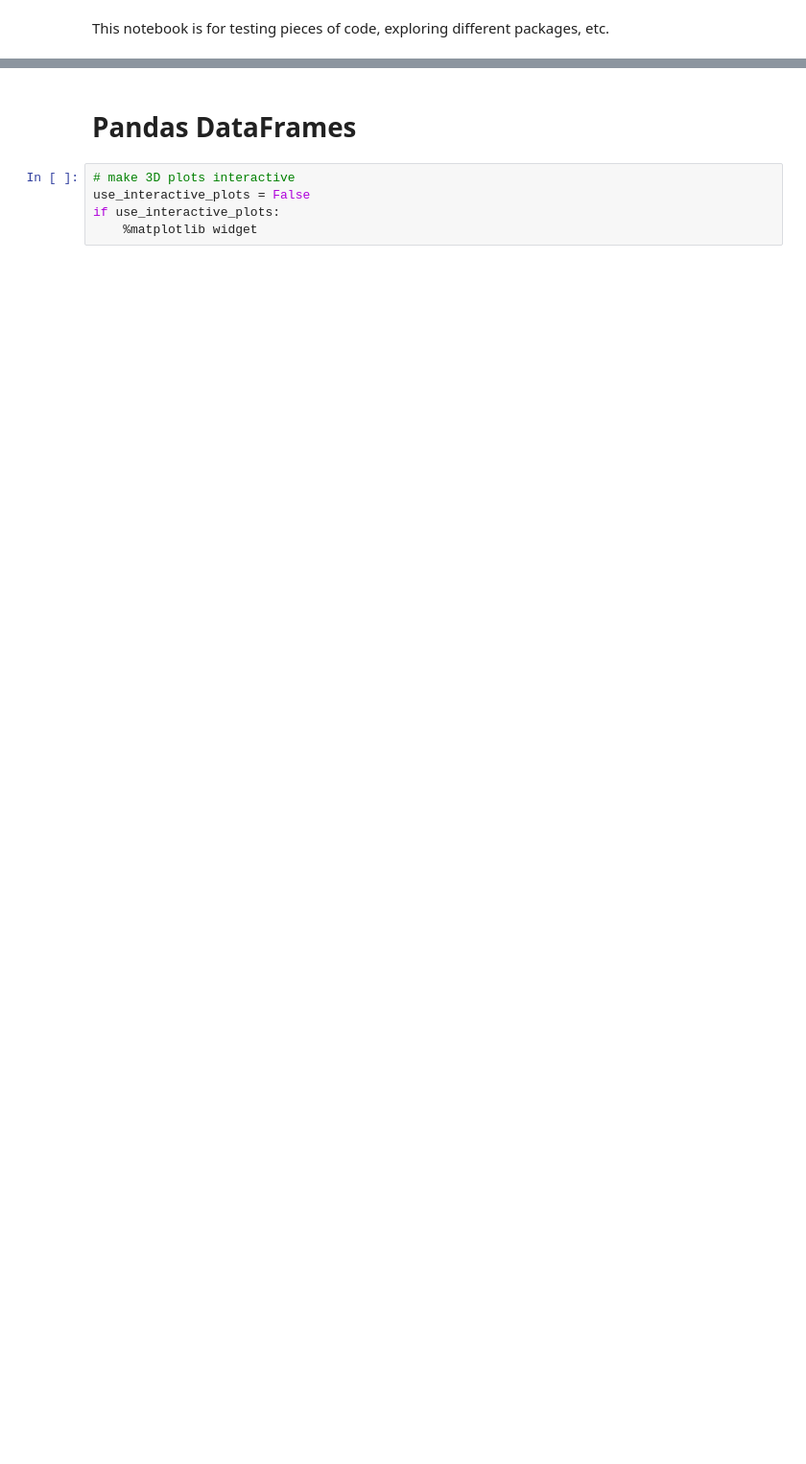
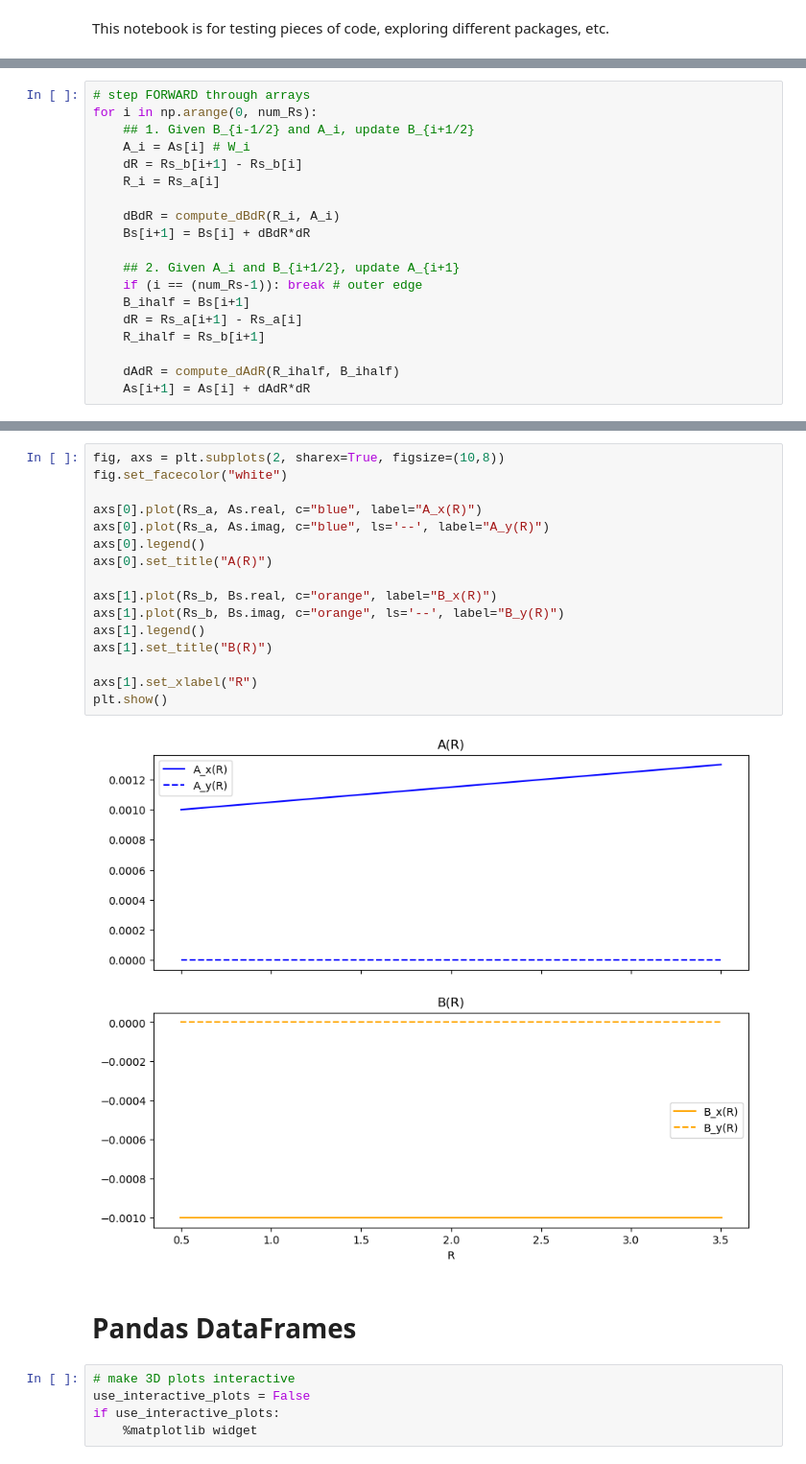
Before and after one commit to Jupiter1994/warped-disks, a Jupyter notebook: scratch-work.ipynb, the cells around one changed output, grey strips where cells are left out. Shown: that part at 96% size. Saved outputs shown, nothing was run; the diff lists cells and outputs as text; blank space fills up the shorter version.

```diff
--- a/scratch-work.ipynb
+++ b/scratch-work.ipynb
@@ -2,0 +58,19 @@ This notebook is for testing pieces of code, exploring different packages, etc.
+# %%
+# step FORWARD through arrays
+for i in np.arange(0, num_Rs):
+    ## 1. Given B_{i-1/2} and A_i, update B_{i+1/2}
+    A_i = As[i] # W_i
+    dR = Rs_b[i+1] - Rs_b[i]
+    R_i = Rs_a[i]
+
+    dBdR = compute_dBdR(R_i, A_i)
+    Bs[i+1] = Bs[i] + dBdR*dR
+
+    ## 2. Given A_i and B_{i+1/2}, update A_{i+1}
+    if (i == (num_Rs-1)): break # outer edge
+    B_ihalf = Bs[i+1]
+    dR = Rs_a[i+1] - Rs_a[i]
+    R_ihalf = Rs_b[i+1]
+
+    dAdR = compute_dAdR(R_ihalf, B_ihalf)
+    As[i+1] = As[i] + dAdR*dR
@@ -3,3 +79,21 @@ This notebook is for testing pieces of code, exploring different packages, etc.
+# %%
+fig, axs = plt.subplots(2, sharex=True, figsize=(10,8))
+fig.set_facecolor("white")
+
+axs[0].plot(Rs_a, As.real, c="blue", label="A_x(R)")
+axs[0].plot(Rs_a, As.imag, c="blue", ls='--', label="A_y(R)")
+axs[0].legend()
+axs[0].set_title("A(R)")
+
+axs[1].plot(Rs_b, Bs.real, c="orange", label="B_x(R)")
+axs[1].plot(Rs_b, Bs.imag, c="orange", ls='--', label="B_y(R)")
+axs[1].legend()
+axs[1].set_title("B(R)")
+
+axs[1].set_xlabel("R")
+plt.show()
+# %% [output]
+[figure, added]
 # %% [markdown]
 # Pandas DataFrames
 # %%
```
Also changed, not shown: parts of 7 cells of this notebook, 1 other file.
